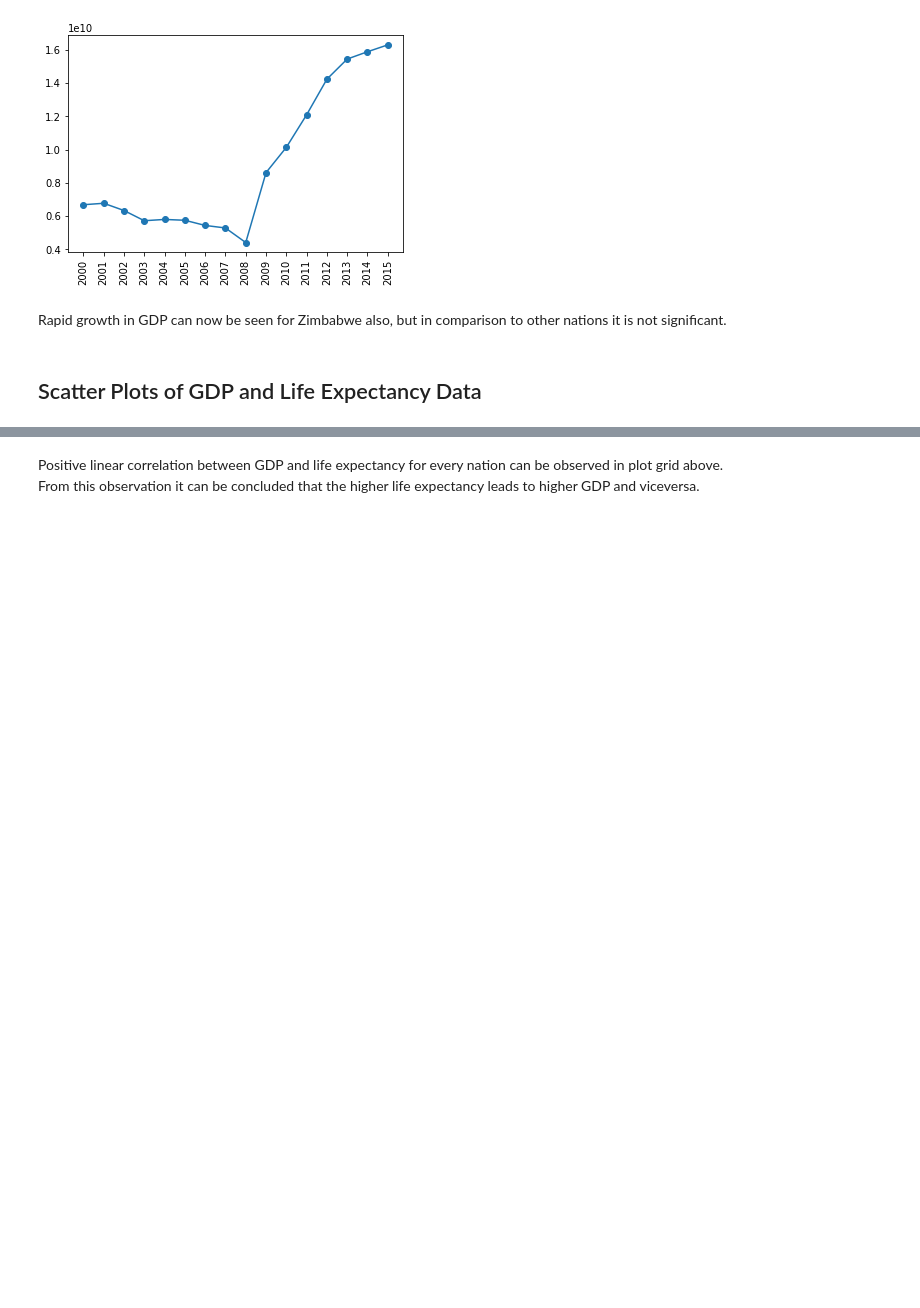
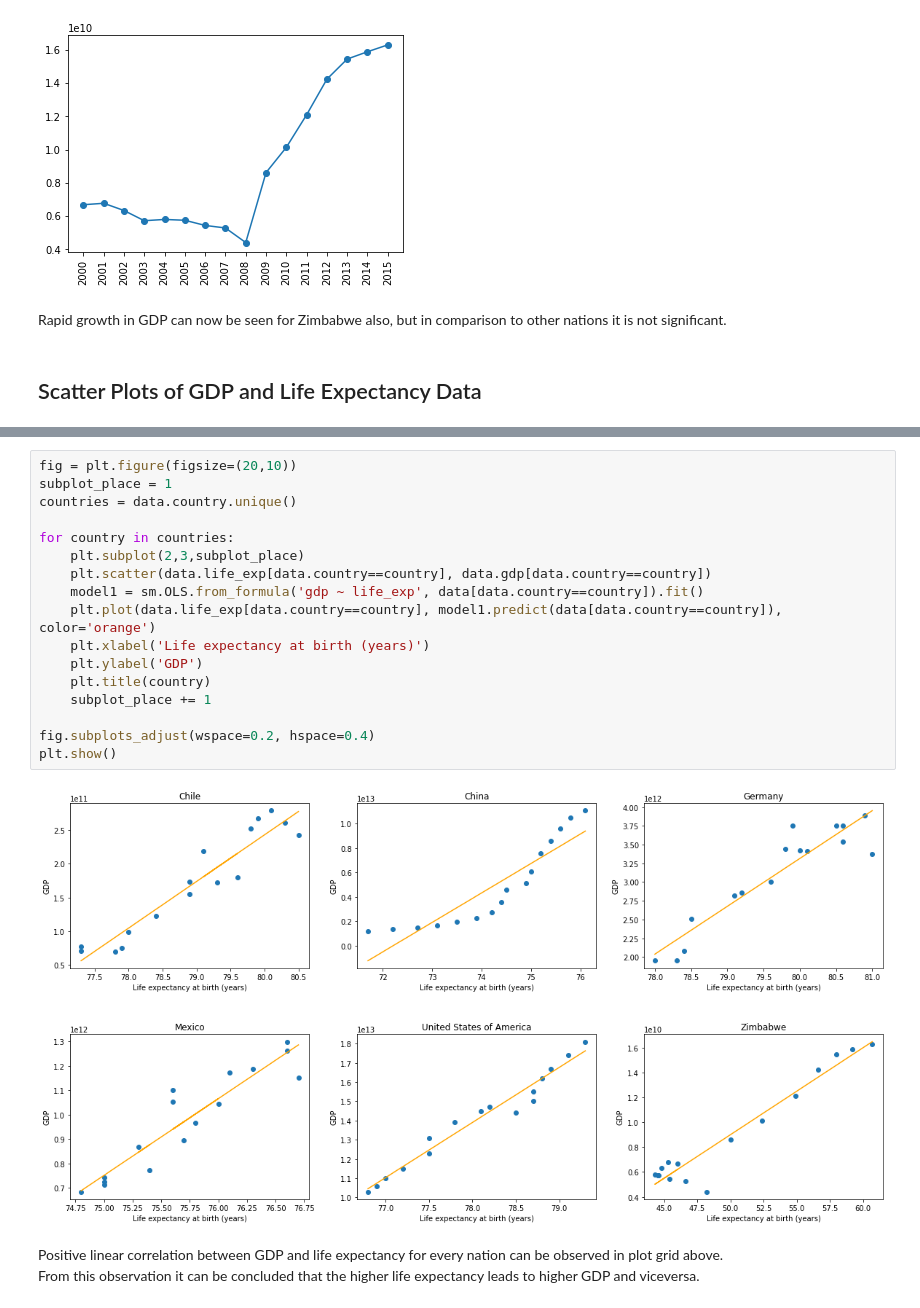
Before and after one commit to DjordjevicMilica/data-visualization, a Jupyter notebook: life_expectancy_gdp.ipynb, the cells around one changed output, grey strips where cells are left out. Cells and saved outputs as stored; diff of their text form; blank space fills up the shorter version.

```diff
--- a/life_expectancy_gdp.ipynb
+++ b/life_expectancy_gdp.ipynb
@@ -297,3 +243,22 @@ plt.show()
+# %%
+fig = plt.figure(figsize=(20,10))
+subplot_place = 1
+countries = data.country.unique()
+
+for country in countries:
+    plt.subplot(2,3,subplot_place)
+    plt.scatter(data.life_exp[data.country==country], data.gdp[data.country==country])
+    model1 = sm.OLS.from_formula('gdp ~ life_exp', data[data.country==country]).fit()
+    plt.plot(data.life_exp[data.country==country], model1.predict(data[data.country==country]), color='orange')
+    plt.xlabel('Life expectancy at birth (years)')
+    plt.ylabel('GDP')
+    plt.title(country)
+    subplot_place += 1
+
+fig.subplots_adjust(wspace=0.2, hspace=0.4)
+plt.show()
+# %% [output]
+[figure, added]
 # %% [markdown]
 Positive linear correlation between GDP and life expectancy for every nation can be observed in plot grid above. <br>
 From this observation it can be concluded that the higher life expectancy leads to higher GDP and viceversa.
```
Also changed, not shown: parts of 2 cells of this notebook.
